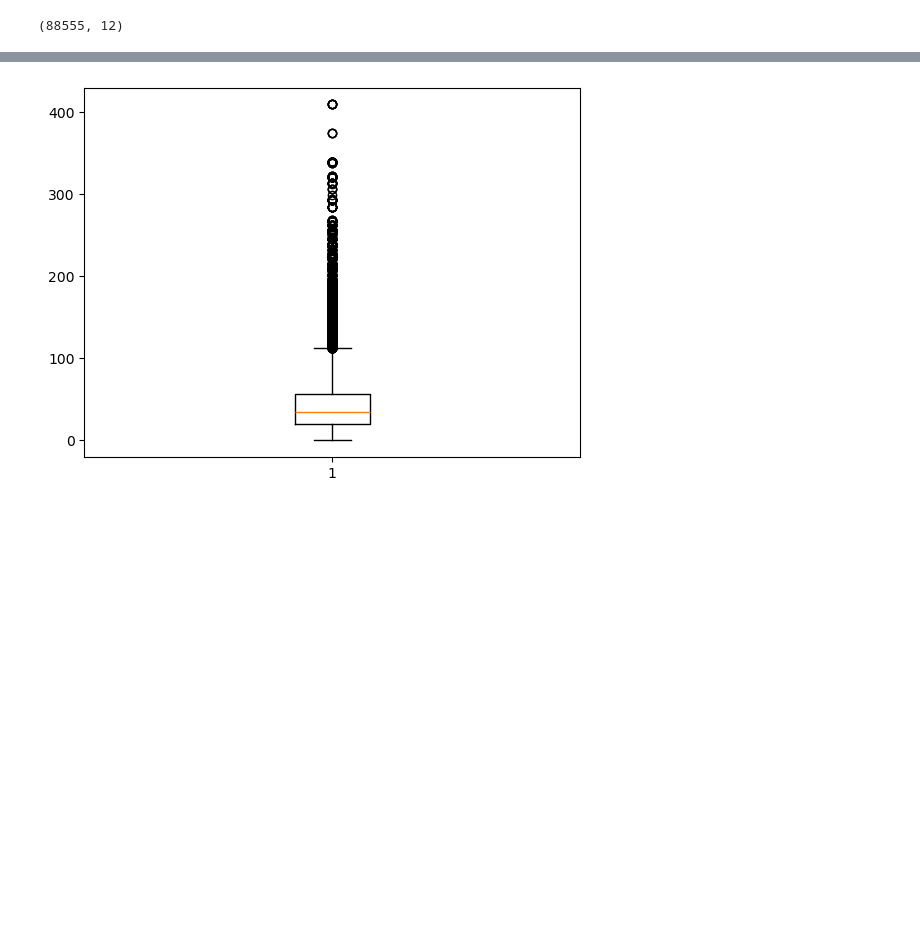
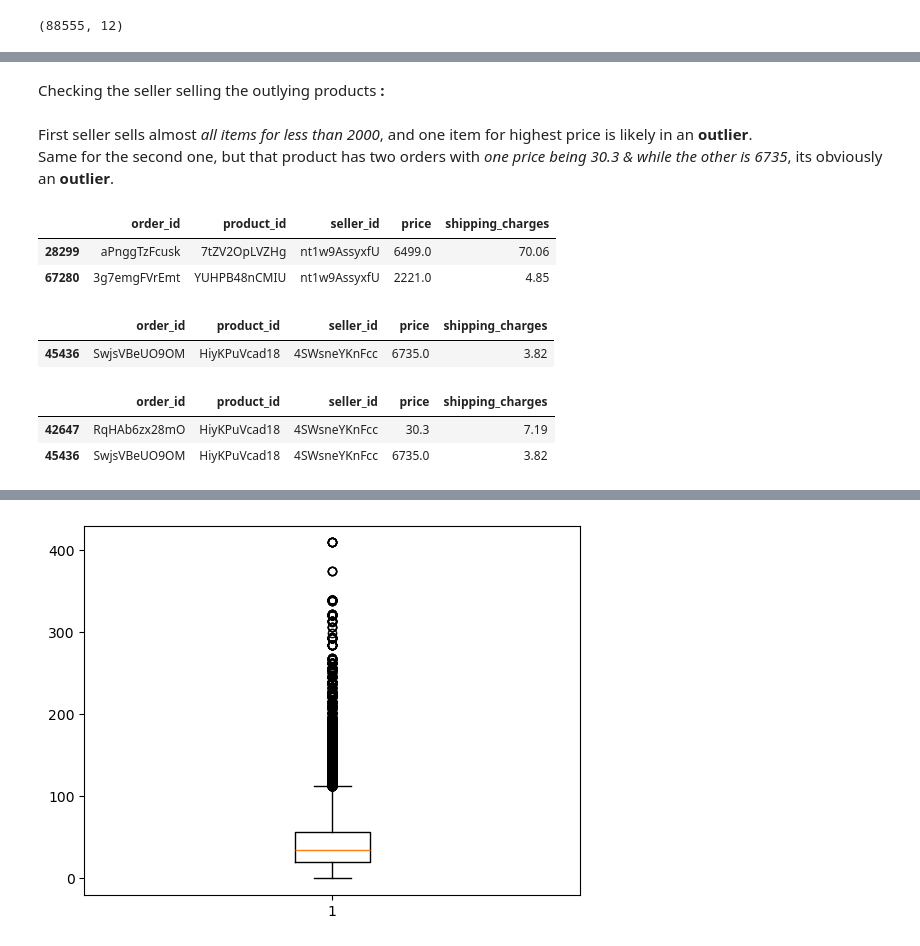
Before and after one commit to JatinY459/ecommerce-data-analysis, a Jupyter notebook: notebooks/02_data_cleaning.ipynb, the cells around one changed output, grey strips where cells are left out. Drawn from its saved outputs; the diff is of its cells as text; code cells hidden in the pictures; blank space fills up the shorter version.

```diff
--- a/notebooks/02_data_cleaning.ipynb
+++ b/notebooks/02_data_cleaning.ipynb
@@ -273,0 +349,22 @@ orders.to_csv('../data/processed/orders_cleaned.csv', index=False)
+# %% [markdown]
+Checking the seller selling the outlying products **:**
+# %% [markdown]
+First seller sells almost *all items for less than 2000*, and one item for highest price is likely in an **outlier**.
+<br>Same for the second one, but that product has two orders with *one price being 30.3 & while the other is 6735*, its obviously an **outlier**.
+# %%
+order_items[(order_items['seller_id']=='nt1w9AssyxfU') & (order_items['price'] > 2000)]
+# %% [output]
+|  | order_id | product_id | seller_id | price | shipping_charges |
+| 28299 | aPnggTzFcusk | 7tZV2OpLVZHg | nt1w9AssyxfU | 6499.0 | 70.06 |
+| 67280 | 3g7emgFVrEmt | YUHPB48nCMIU | nt1w9AssyxfU | 2221.0 | 4.85 |
+# %%
+order_items[(order_items['seller_id']=='4SWsneYKnFcc') & (order_items['price'] > 1000)]
+# %% [output]
+|  | order_id | product_id | seller_id | price | shipping_charges |
+| 45436 | SwjsVBeUO9OM | HiyKPuVcad18 | 4SWsneYKnFcc | 6735.0 | 3.82 |
+# %%
+order_items[(order_items['product_id']=='HiyKPuVcad18')]
+# %% [output]
+|  | order_id | product_id | seller_id | price | shipping_charges |
+| 42647 | RqHAb6zx28mO | HiyKPuVcad18 | 4SWsneYKnFcc | 30.3 | 7.19 |
+| 45436 | SwjsVBeUO9OM | HiyKPuVcad18 | 4SWsneYKnFcc | 6735.0 | 3.82 |
```
Also changed, not shown: parts of 20 cells of this notebook.
